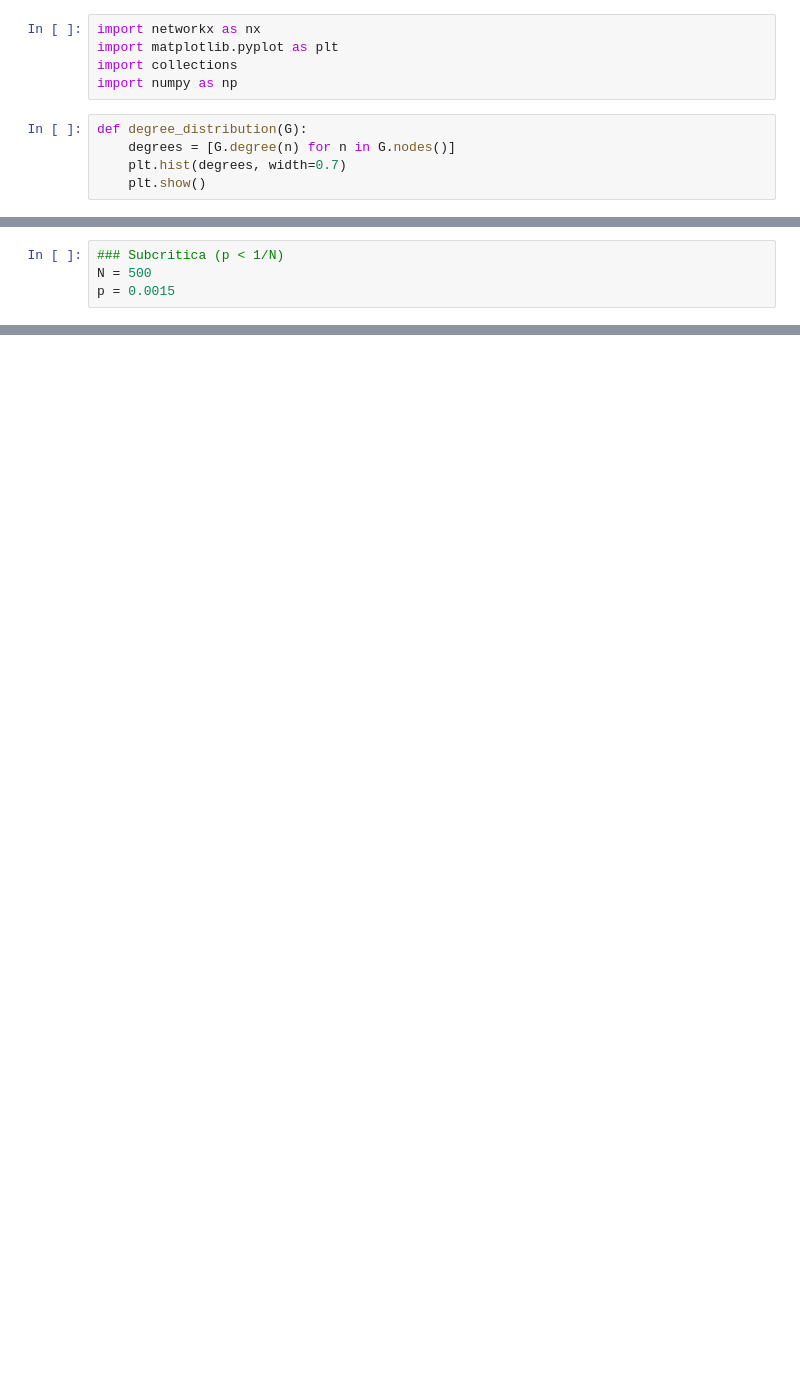
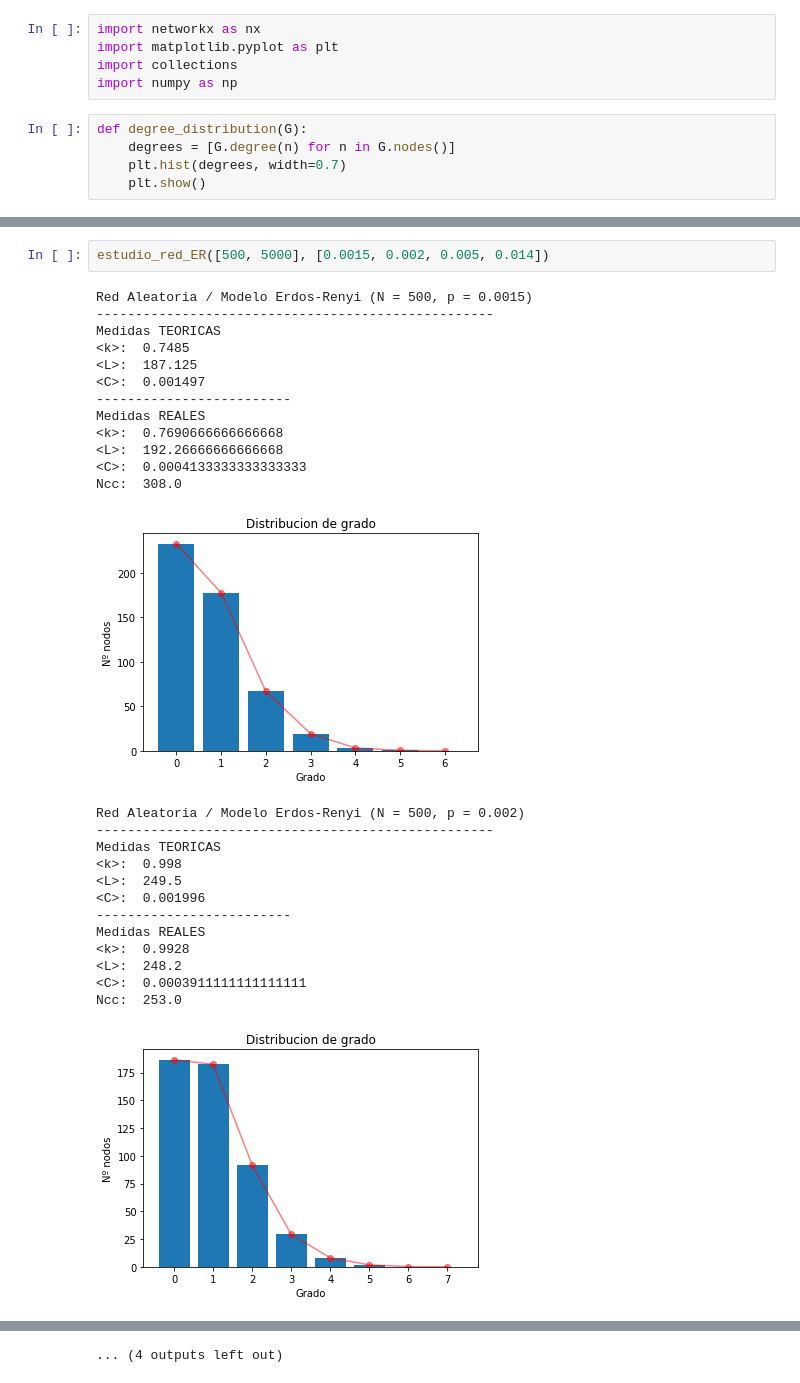
Before and after one commit to pablodll/Social-Network-Analisys, a Jupyter notebook: Practica 2/Untitled.ipynb, the cells around one changed output, grey strips where cells are left out. Drawn from its saved outputs; the diff is of its cells as text; blank space fills up the shorter version.

```diff
--- a/Practica 2/Untitled.ipynb
+++ b/Practica 2/Untitled.ipynb
@@ -19,5 +19 @@ def degree_distribution(G):
-# %%
-### Subcritica (p < 1/N)
-N = 500
-p = 0.0015
 # %%
@@ -59,0 +76,29 @@ C:  0.0
+# %%
+estudio_red_ER([500, 5000], [0.0015, 0.002, 0.005, 0.014])
+# %% [output]
+Red Aleatoria / Modelo Erdos-Renyi (N = 500, p = 0.0015)
+---------------------------------------------------
+Medidas TEORICAS
+<k>:  0.7485
+<L>:  187.125
+<C>:  0.001497
+-------------------------
+Medidas REALES
+<k>:  0.7690666666666668
+<L>:  192.26666666666668
+<C>:  0.0004133333333333333
+Ncc:  308.0
+[figure, added]
+Red Aleatoria / Modelo Erdos-Renyi (N = 500, p = 0.002)
+---------------------------------------------------
+Medidas TEORICAS
+<k>:  0.998
+<L>:  249.5
+<C>:  0.001996
+-------------------------
+Medidas REALES
+<k>:  0.9928
+<L>:  248.2
+<C>:  0.0003911111111111111
+Ncc:  253.0
+[figure, added]
@@ -59,0 +157 @@ C:  0.0
+... (4 outputs left out)
```
Also changed, not shown: parts of 8 cells of this notebook.
